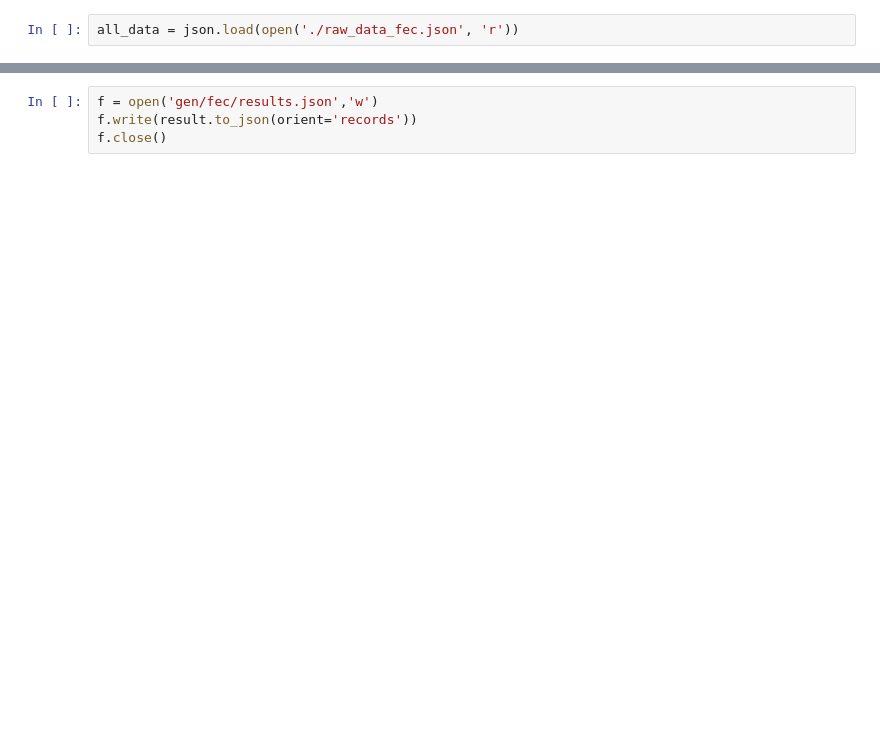
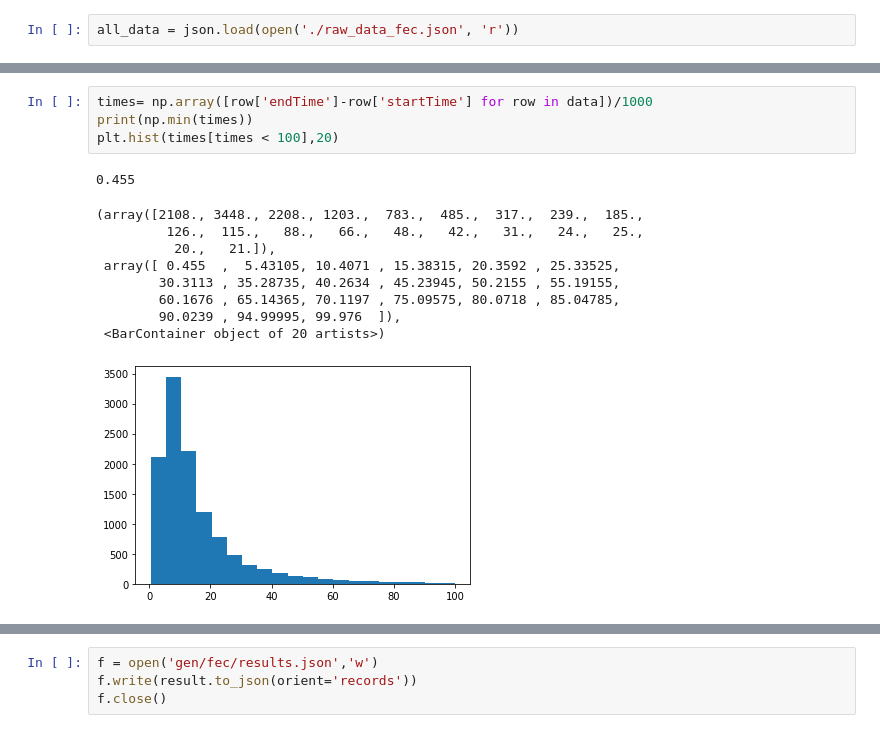
Before and after one commit to stefandirnstorfer/paramoji, a Jupyter notebook: results/results-fec.ipynb, the cells around one changed output, grey strips where cells are left out. Drawn from its saved outputs; the diff is of its cells as text; blank space fills up the shorter version.

```diff
--- a/results/results-fec.ipynb
+++ b/results/results-fec.ipynb
@@ -62,3 +61,18 @@ np.mean([row['paramoji']['iteration'] > 1.0 for row in data])
+# %%
+times= np.array([row['endTime']-row['startTime'] for row in data])/1000
+print(np.min(times))
+plt.hist(times[times < 100],20)
+# %% [output]
+0.455
+(array([2108., 3448., 2208., 1203.,  783.,  485.,  317.,  239.,  185.,
+         126.,  115.,   88.,   66.,   48.,   42.,   31.,   24.,   25.,
+          20.,   21.]),
+ array([ 0.455  ,  5.43105, 10.4071 , 15.38315, 20.3592 , 25.33525,
+        30.3113 , 35.28735, 40.2634 , 45.23945, 50.2155 , 55.19155,
+        60.1676 , 65.14365, 70.1197 , 75.09575, 80.0718 , 85.04785,
+        90.0239 , 94.99995, 99.976  ]),
+ <BarContainer object of 20 artists>)
+[figure, added]
 # %%
 df = pd.DataFrame(data)
 df['key']=df['url'] + '_' + [str(x) for x in df['X_min']] + '_' + [str(x) for x in df['Y_min']]
```
Also changed, not shown: parts of 21 cells of this notebook, 5 other files.
